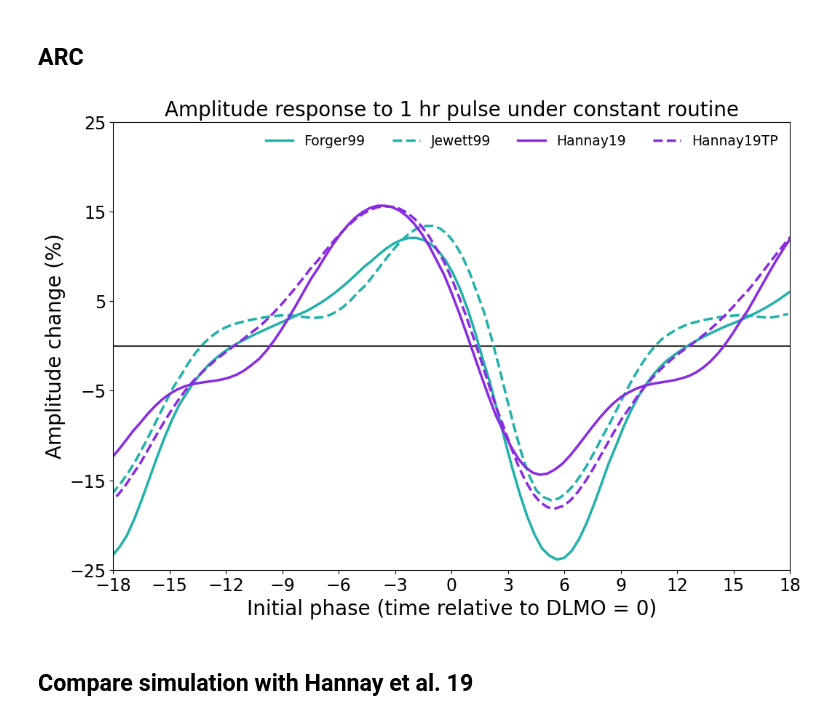
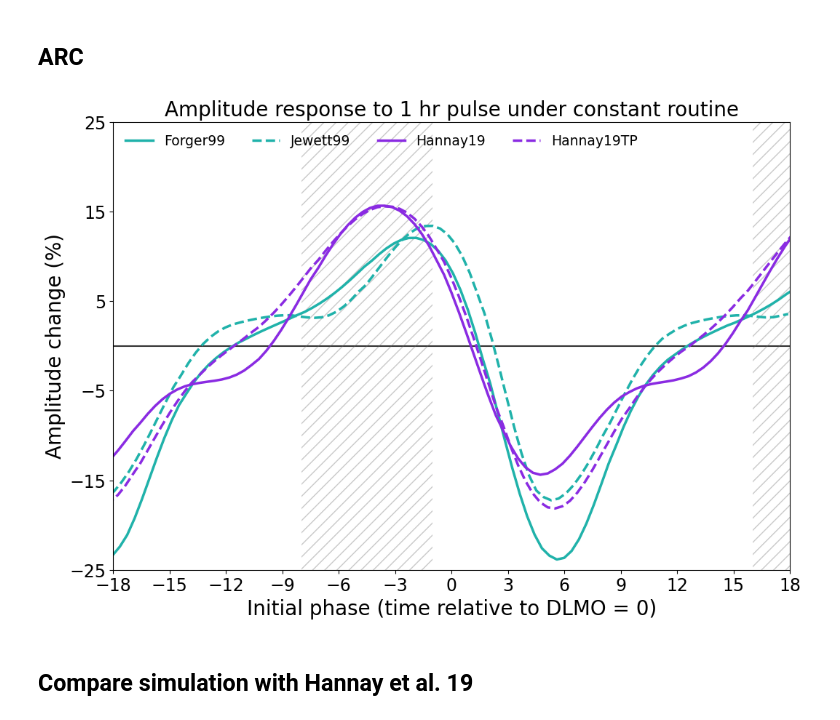
Before and after one commit to Arcascope/amplitude-simulations, a Jupyter notebook: amplitude_boost_plots.ipynb, the cells around one changed output. Cells and saved outputs as stored; diff of their text form; code cells hidden in the pictures.

```diff
--- a/amplitude_boost_plots.ipynb
+++ b/amplitude_boost_plots.ipynb
@@ -35,6 +44,9 @@ linestyles = {
     'Hannay19TP': '--',
 }
 phase_shift_offset = 0.54
+
+afternoon_start = -8  # Hours before DLMO
+afternoon_end = -1
 # %% [markdown]
 ## PRC
 # %%
@@ -73,31 +93,39 @@ plt.show()
 ## ARC
 # %%
 fig, ax = plt.subplots(1, 1, figsize=(12, 8))
+rect = patches.Rectangle((afternoon_start, -25), afternoon_end - afternoon_start, 50, linewidth=0,
+                         edgecolor=[0.4, 0.4, 0.4], facecolor='none', hatch='//', alpha=0.35)
+ax.add_patch(rect)
+
+rect = patches.Rectangle((afternoon_start + 24, -25), afternoon_end - afternoon_start, 50, linewidth=0,
+                         edgecolor=[0.4, 0.4, 0.4], facecolor='none', hatch='//', alpha=0.35)
+ax.add_patch(rect)
+
 # simulation results
 for idx,model in enumerate(model_list):
     x = []
     y = simulation_result[str(model)]['amplitude_response']
     # calculate the initial phase
     for CR1_index in range(pulse_num):
         CR1_duration = first_constant_routine_duration[CR1_index]
         pulse_mid_time = 24*3 + 8 + CR1_duration + 8 + 8
         dlmo = simulation_result[str(model)]['reference_dlmo']
         x.append(pulse_mid_time - dlmo)
     plt.plot(x, y, label=str(model), lw=2.5,
              color=colors[str(model)], linestyle=linestyles[str(model)])
 # styling
 plt.axhline(y=0, color='black', zorder=0, alpha=0.8)
 plt.xlabel('Initial phase (time relative to DLMO = 0)', fontsize=20)
 plt.ylabel('Amplitude change (%)', fontsize=20)
 plt.xlim(-18, 18)
 plt.ylim(-25, 25)
 plt.xticks(np.linspace(-18, 18, 13), fontsize=17)
 plt.yticks(np.linspace(-25, 25, 6), fontsize=17)
 plt.legend(fontsize=13.5, frameon=False, ncol=5)
 plt.title("Amplitude response to 1 hr pulse under constant routine", fontsize=20)
 plt.show()
 # %% [output]
-[figure, old version]
+[figure, new version]
 # %% [markdown]
 ## Compare simulation with Hannay et al. 19
 # %%
```
Also changed, not shown: parts of 4 cells of this notebook, 3 other files.
